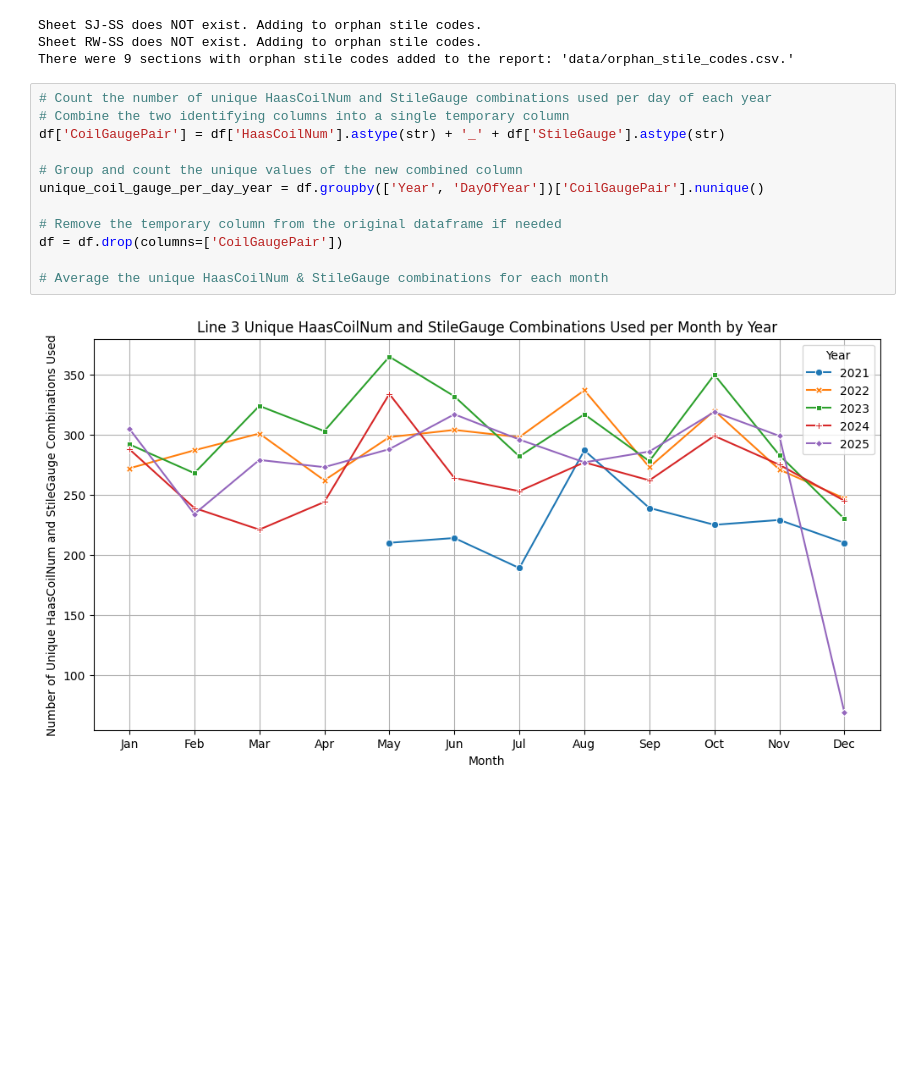
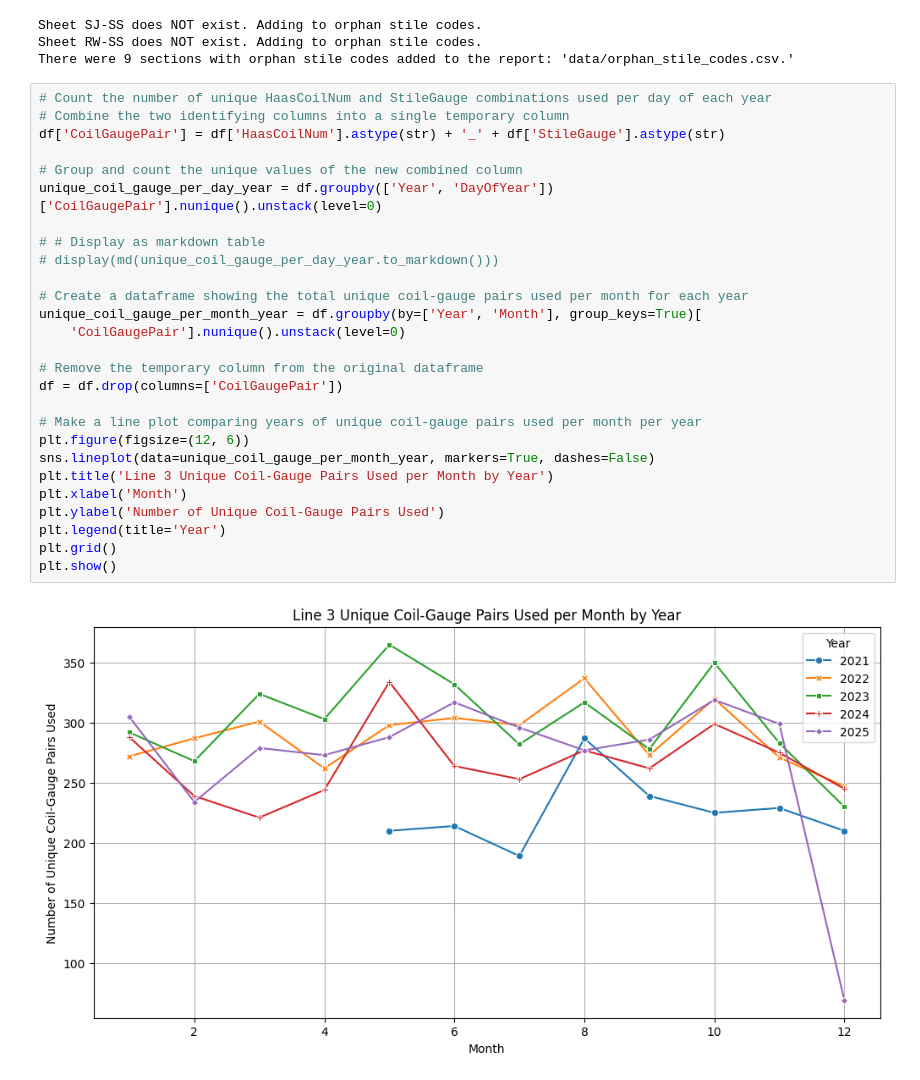
Before and after one commit to mattrupp/pan-coil-change-analysis, a Jupyter notebook: pan-coil-change-analysis.ipynb, the cells around one changed output. Drawn from its saved outputs; the diff is of its cells as text; blank space fills up the shorter version.

```diff
--- a/pan-coil-change-analysis.ipynb
+++ b/pan-coil-change-analysis.ipynb
@@ -249,14 +280,29 @@ There were 9 sections with orphan stile codes added to the report: 'data/orphan_
 # %%
 # Count the number of unique HaasCoilNum and StileGauge combinations used per day of each year
 # Combine the two identifying columns into a single temporary column
 df['CoilGaugePair'] = df['HaasCoilNum'].astype(str) + '_' + df['StileGauge'].astype(str)
 
 # Group and count the unique values of the new combined column
-unique_coil_gauge_per_day_year = df.groupby(['Year', 'DayOfYear'])['CoilGaugePair'].nunique()
+unique_coil_gauge_per_day_year = df.groupby(['Year', 'DayOfYear'])['CoilGaugePair'].nunique().unstack(level=0)
 
-# Remove the temporary column from the original dataframe if needed
+# # Display as markdown table
+# display(md(unique_coil_gauge_per_day_year.to_markdown()))
+
+# Create a dataframe showing the total unique coil-gauge pairs used per month for each year
+unique_coil_gauge_per_month_year = df.groupby(by=['Year', 'Month'], group_keys=True)[
+    'CoilGaugePair'].nunique().unstack(level=0)
+
+# Remove the temporary column from the original dataframe
 df = df.drop(columns=['CoilGaugePair'])
 
-# Average the unique HaasCoilNum & StileGauge combinations for each month
+# Make a line plot comparing years of unique coil-gauge pairs used per month per year
+plt.figure(figsize=(12, 6))
+sns.lineplot(data=unique_coil_gauge_per_month_year, markers=True, dashes=False)
+plt.title('Line 3 Unique Coil-Gauge Pairs Used per Month by Year')
+plt.xlabel('Month')
+plt.ylabel('Number of Unique Coil-Gauge Pairs Used')
+plt.legend(title='Year')
+plt.grid()
+plt.show()
 # %% [output]
-[figure, old version]
+[figure, new version]
```
Also changed, not shown: parts of 6 cells of this notebook.
